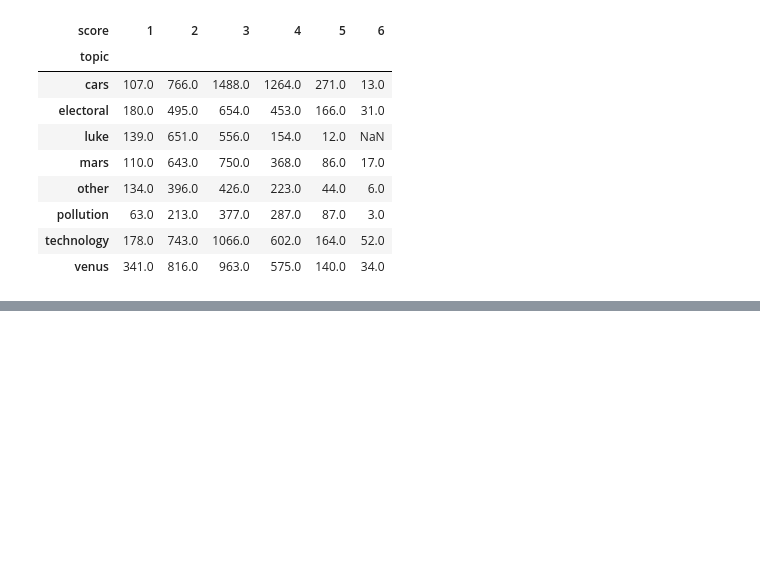
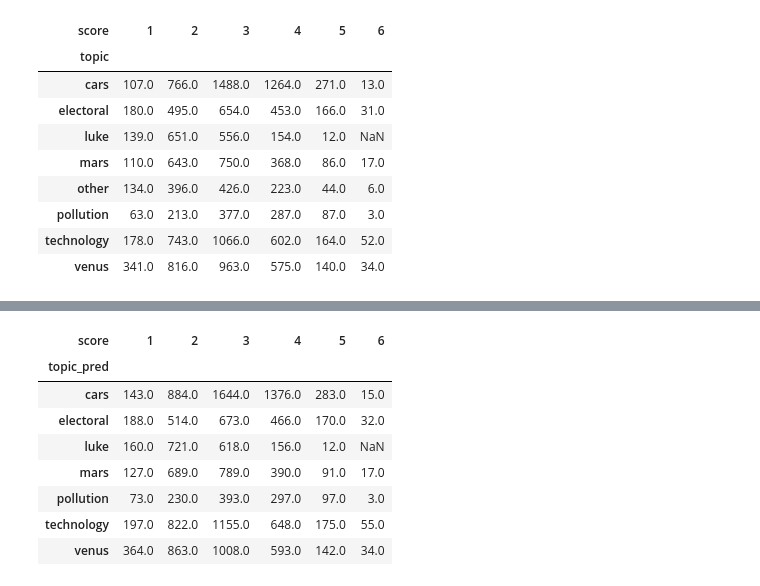
Before and after one commit to PaulinaLP/classification-prompts-example, a Jupyter notebook: classificationprompts.ipynb, the cells around one changed output, grey strips where cells are left out. Drawn from its saved outputs; the diff is of its cells as text; code cells hidden in the pictures; blank space fills up the shorter version.

```diff
--- a/classificationprompts.ipynb
+++ b/classificationprompts.ipynb
@@ -240,7 +240,7 @@ So CNN can be much more faster with similar or better results.
 # %%
 # model creation
 model_cnn = tf.keras.Sequential([
-        tf.keras.layers.Embedding(VOCABULARY_SIZE, EMBEDDING_DIM, input_length=MAX_LENGTH),
+        tf.keras.layers.Embedding(VOCABULARY_SIZE, EMBEDDING_DIM),
         tf.keras.layers.Dropout(0.4),
         tf.keras.layers.Conv1D(512, 5, activation="relu"),
         tf.keras.layers.GlobalMaxPooling1D(),
@@ -404,4 +430,15 @@ print(prediction_train_cnn.head(5))
 # %%
-# check the distribution of the df
-pivot=prediction_train_cnn.pivot_table(index='topic', columns='score', values='essay_id', aggfunc='count')
+# check the distribution of the df (CNN)
+# comment: this shows better results as it covers all the 7 topics
+pivot=prediction_train_cnn.pivot_table(index='topic_pred', columns='score', values='essay_id', aggfunc='count')
 pivot
+# %% [output]
+| score | 1 | 2 | 3 | 4 | 5 | 6 |
+| topic_pred |  |  |  |  |  |  |
+| cars | 143.0 | 884.0 | 1644.0 | 1376.0 | 283.0 | 15.0 |
+| electoral | 188.0 | 514.0 | 673.0 | 466.0 | 170.0 | 32.0 |
+| luke | 160.0 | 721.0 | 618.0 | 156.0 | 12.0 | NaN |
+| mars | 127.0 | 689.0 | 789.0 | 390.0 | 91.0 | 17.0 |
+| pollution | 73.0 | 230.0 | 393.0 | 297.0 | 97.0 | 3.0 |
+| technology | 197.0 | 822.0 | 1155.0 | 648.0 | 175.0 | 55.0 |
+| venus | 364.0 | 863.0 | 1008.0 | 593.0 | 142.0 | 34.0 |
```
Also changed, not shown: parts of 7 cells of this notebook.
